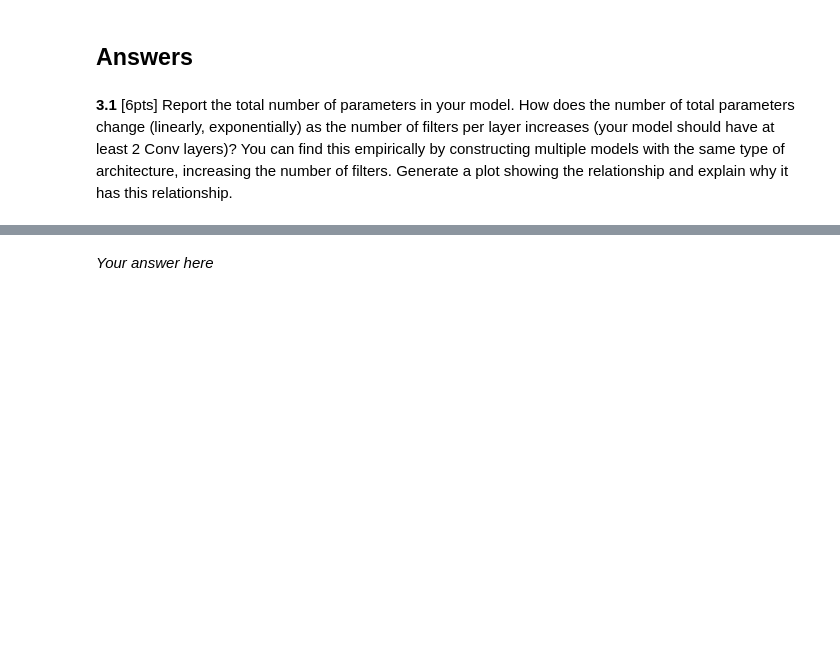
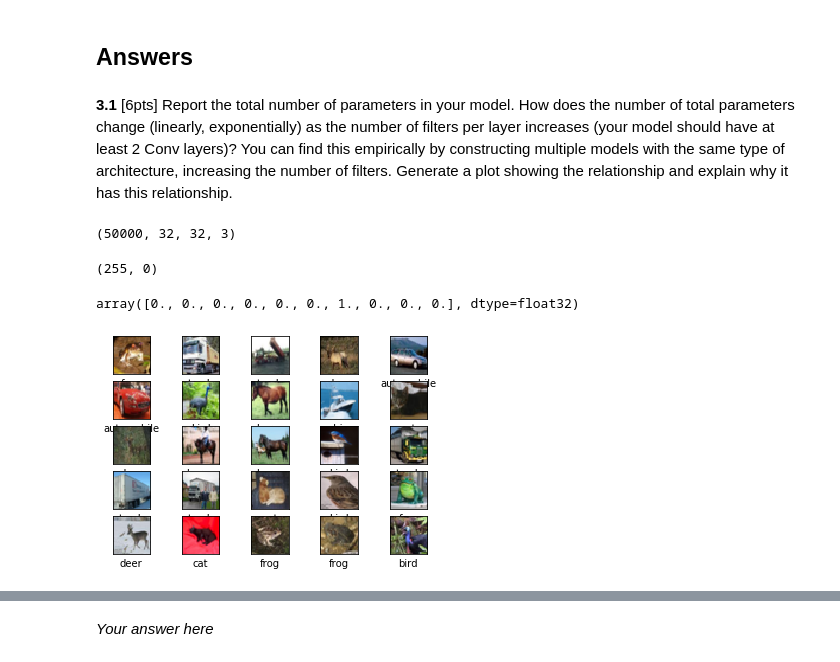
Before and after one commit to UnskilledWorker/2020-CS109B, a Jupyter notebook: content/homeworks/hw04/notebook/cs109b_hw4.ipynb, the cells around one changed output, grey strips where cells are left out. Saved outputs shown, nothing was run; the diff lists cells and outputs as text; code cells hidden in the pictures; blank space fills up the shorter version.

```diff
--- a/content/homeworks/hw04/notebook/cs109b_hw4.ipynb
+++ b/content/homeworks/hw04/notebook/cs109b_hw4.ipynb
@@ -666,11 +674,32 @@ from tf_keras_vis.saliency import Saliency
 from tf_keras_vis.utils import normalize
 from matplotlib import cm
 from tf_keras_vis.gradcam import Gradcam
+# %%
+#get the data
+(x_train, y_train), (x_test, y_test) = cifar10.load_data()
 # %% [markdown]
 ## Answers
 # %% [markdown]
 **3.1** [6pts] Report the total number of parameters in your model. How does the number of total parameters change (linearly, exponentially) as the number of filters per layer increases (your model should have at least 2 Conv layers)? You can find this empirically by constructing multiple models with the same type of architecture, increasing the number of filters. Generate a plot showing the relationship and explain why it has this relationship.
 # %%
 # your code here
+x_train.shape
+# %% [output]
+(50000, 32, 32, 3)
 # %%
 # your code here
+x_train.max(), x_train.min()
+# %% [output]
+(255, 0)
+# %%
+
+train_images = x_train.astype('float32') / 255 # Normalize between 0 and 1
+test_images = x_train.astype('float32') / 255
+
+# Convert labels to categorical data
+train_labels = to_categorical(y_train)
+test_labels = to_categorical(y_test)
+
+train_labels[0]
+# %% [output]
+array([0., 0., 0., 0., 0., 0., 1., 0., 0., 0.], dtype=float32)
@@ -676,0 +708,12 @@ from tf_keras_vis.gradcam import Gradcam
+# %%
+for i, y_train_label in enumerate(train_labels[:25]):
+    y_train = np.inner(list(cifar10dict.keys()), y_train_label)
+    plt.subplot(5,5,i+1)
+    plt.xticks([])
+    plt.yticks([])
+    plt.grid(False)
+    plt.imshow(train_images[i], cmap=plt.cm.binary)
+    plt.xlabel(cifar10dict[y_train])
+# classes are named 0-9 so define names for plotting clarity
+# %% [output]
+[figure, added]
```
Also changed, not shown: parts of 18 cells of this notebook.
